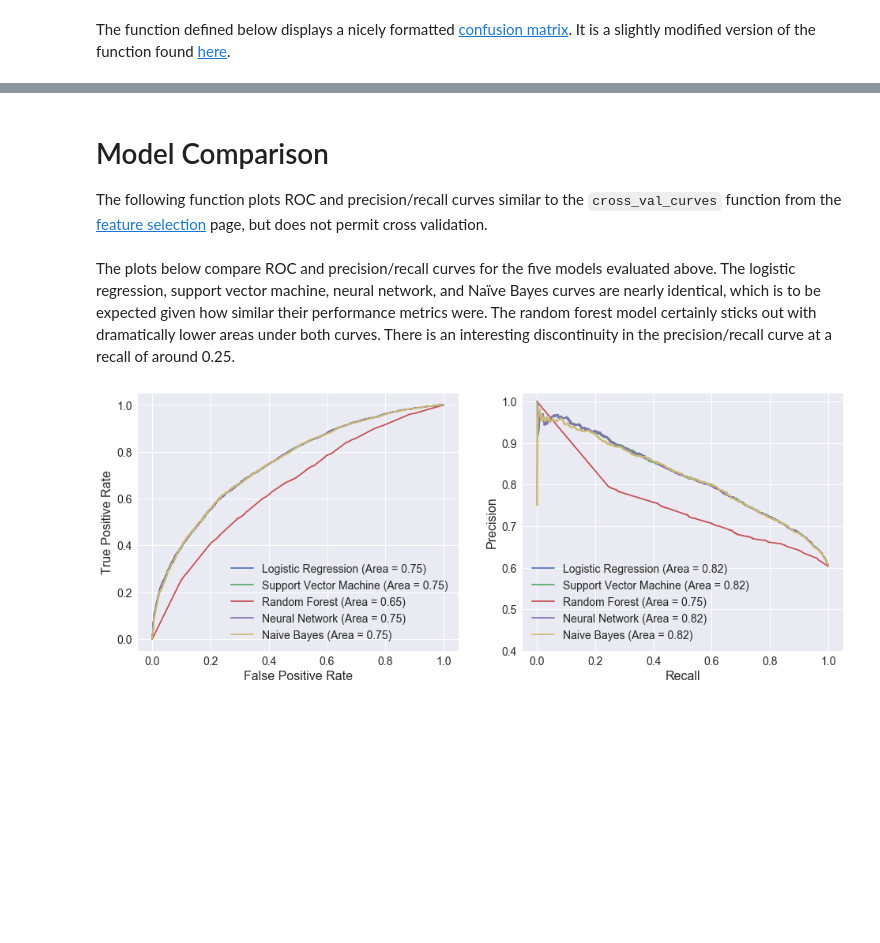
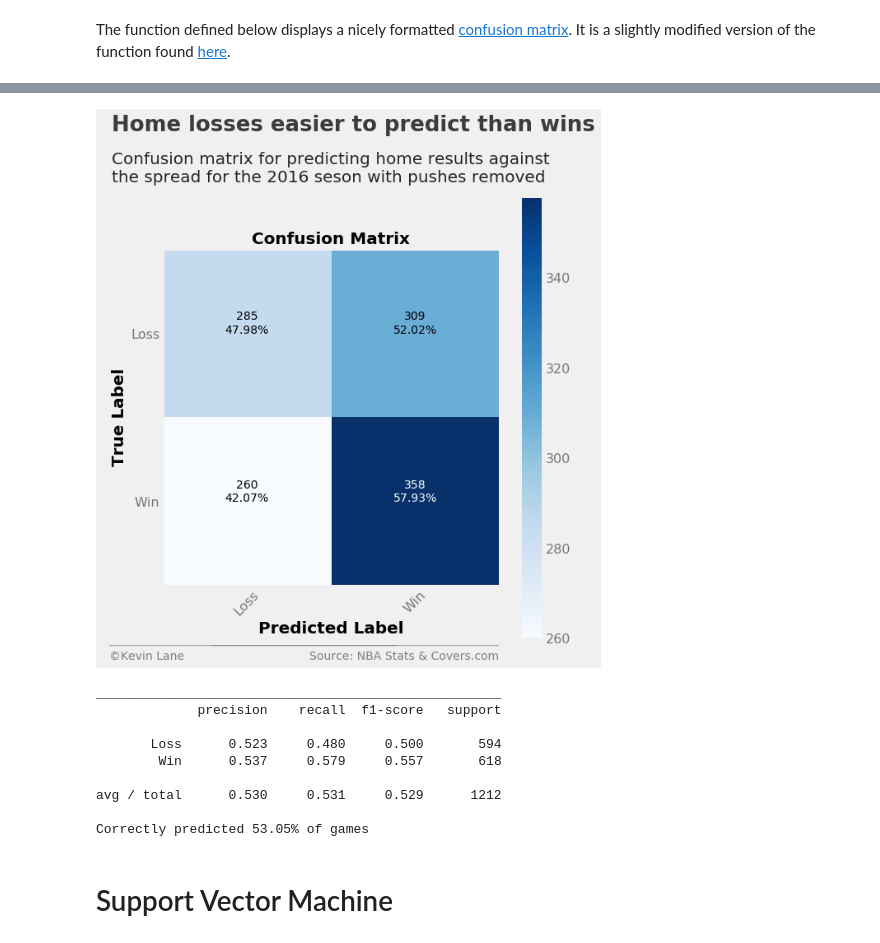
Before and after one commit to klane/databall, a Jupyter notebook: notebooks/model-performance.ipynb, the cells around one changed output, grey strips where cells are left out. Saved outputs shown, nothing was run; the diff lists cells and outputs as text; code cells hidden in the pictures; blank space fills up the shorter version.

Commit message:
Update model performance notebook

```diff
--- a/notebooks/model-performance.ipynb
+++ b/notebooks/model-performance.ipynb
@@ -47,3 +41,4 @@ conn = sqlite3.connect('../data/nba.db')
 # %%
 database = Database('../data/nba.db')
 games = database.betting_stats(window=10)
+games = games.loc[games.SEASON>=2006, stats + ['SEASON', 'GAME_DATE', var_predict]].dropna()
@@ -485,24 +52,2 @@ f.close()
 # %% [markdown]
 The function defined below displays a nicely formatted [confusion matrix](http://scikit-learn.org/stable/modules/generated/sklearn.metrics.confusion_matrix.html#sklearn.metrics.confusion_matrix). It is a slightly modified version of the function found [here](http://scikit-learn.org/stable/auto_examples/model_selection/plot_confusion_matrix.html#sphx-glr-auto-examples-model-selection-plot-confusion-matrix-py).
-# %%
-# This function prints and plots the confusion matrix.
-def plot_confusion_matrix(cm, classes, title='Confusion Matrix', cmap=plt.cm.Blues):
-    plt.imshow(cm, interpolation='nearest', cmap=cmap)
-    plt.title(title)
-    plt.colorbar()
-    tick_marks = np.arange(len(classes))
-    plt.xticks(tick_marks, classes, rotation=45)
-    plt.yticks(tick_marks, classes)
-    plt.grid(visible=False)
-
-    cm_norm = cm.astype('float') / cm.sum(axis=1)[:, np.newaxis]
-    thresh = cm.max() / 2
-
-    for i, j in itertools.product(range(cm.shape[0]), range(cm.shape[1])):
-        plt.text(j, i, '%d\n%.2f%%' % (cm[i, j], cm_norm[i, j]*100),
-                 horizontalalignment='center', color='white' if cm[i, j] > thresh else 'black')
-
-    plt.tight_layout()
-    plt.ylabel('True Label')
-    plt.xlabel('Predicted Label')
-    plt.show()
@@ -638,4 +55,0 @@ Correctly predicted 69.46% of games
-# %% [markdown]
-# Model Comparison
-
-The following function plots ROC and precision/recall curves similar to the `cross_val_curves` function from the [feature selection](feature-selection.md) page, but does not permit cross validation.
@@ -674,6 +56,32 @@ def plot_performance_curves(models, X, y):
-# %% [markdown]
-The plots below compare ROC and precision/recall curves for the five models evaluated above. The logistic regression, support vector machine, neural network, and Na&iuml;ve Bayes curves are nearly identical, which is to be expected given how similar their performance metrics were. The random forest model certainly sticks out with dramatically lower areas under both curves. There is an interesting discontinuity in the precision/recall curve at a recall of around 0.25.
-# %%
-plot_performance_curves(models, X_test[attributes], y_test)
-# %% [output]
-[figure, removed]
+# %%
+cm = confusion_matrix(output_log.HOME_SPREAD_WL, output_log.HOME_SPREAD_WL_PRED)
+
+fig = plt.figure(figsize=(8, 8))
+plot_confusion_matrix(cm, ['Loss', 'Win'], fig=fig)
+
+title = 'Home losses easier to predict than wins'
+subtitle = '''Confusion matrix for predicting home results against
+the spread for the 2016 seson with pushes removed'''
+format_538(fig, 'NBA Stats & Covers.com', title=title, subtitle=subtitle, ax=fig.axes,
+           xoff=(-0.18, 1.02), yoff=(-0.17, -0.22), toff=(-.15, 1.35), soff=(-0.15, 1.2),
+           n=50, bottomtick=np.nan)
+plt.show()
+
+print('_' * 52)
+print(classification_report(output_log.HOME_SPREAD_WL, output_log.HOME_SPREAD_WL_PRED,
+                            target_names=['Loss', 'Win'], digits=3))
+print('Correctly predicted {:.2f}% of games'
+      .format(accuracy_score(output_log.HOME_SPREAD_WL, output_log.HOME_SPREAD_WL_PRED) * 100))
+# %% [output]
+[figure, added]
+____________________________________________________
+             precision    recall  f1-score   support
+
+       Loss      0.523     0.480     0.500       594
+        Win      0.537     0.579     0.557       618
+
+avg / total      0.530     0.531     0.529      1212
+
+Correctly predicted 53.05% of games
+# %% [markdown]
+# Support Vector Machine
```
Also changed, not shown: parts of 79 cells of this notebook.
